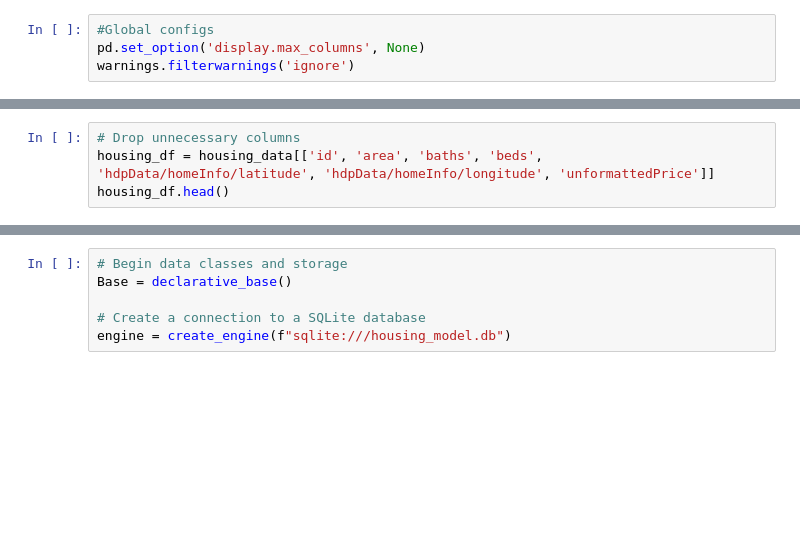
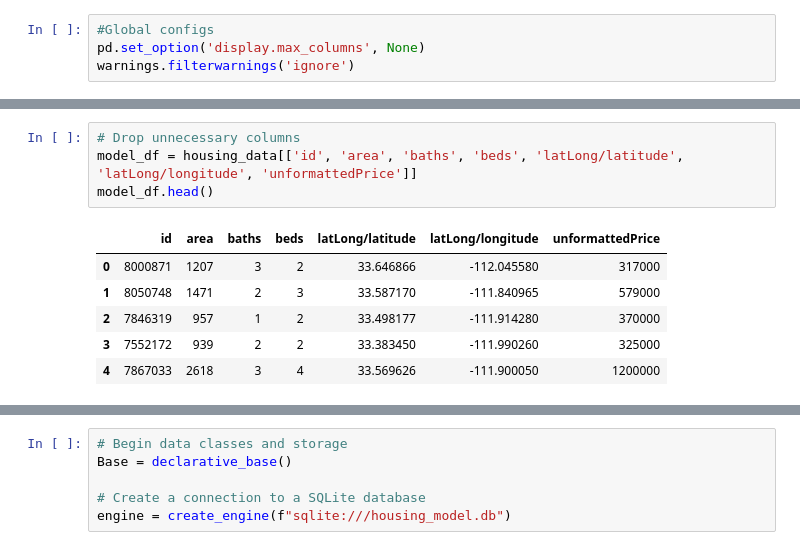
Before and after one commit to ChristianBlomgren/Project_4, a Jupyter notebook: Housing_Data_Clean.ipynb, the cells around one changed output, grey strips where cells are left out. Saved outputs shown, nothing was run; the diff lists cells and outputs as text; blank space fills up the shorter version.

```diff
--- a/Housing_Data_Clean.ipynb
+++ b/Housing_Data_Clean.ipynb
@@ -25,6 +62,13 @@ housing_data[['area', 'baths', 'beds', 'hdpData/homeInfo/latitude', 'hdpData/hom
 # %%
 # Drop unnecessary columns
-housing_df = housing_data[['id', 'area', 'baths', 'beds', 'hdpData/homeInfo/latitude', 'hdpData/homeInfo/longitude', 'unformattedPrice']]
-housing_df.head()
+model_df = housing_data[['id', 'area', 'baths', 'beds', 'latLong/latitude', 'latLong/longitude', 'unformattedPrice']]
+model_df.head()
+# %% [output]
+|  | id | area | baths | beds | latLong/latitude | latLong/longitude | unformattedPrice |
+| 0 | 8000871 | 1207 | 3 | 2 | 33.646866 | -112.045580 | 317000 |
+| 1 | 8050748 | 1471 | 2 | 3 | 33.587170 | -111.840965 | 579000 |
+| 2 | 7846319 | 957 | 1 | 2 | 33.498177 | -111.914280 | 370000 |
+| 3 | 7552172 | 939 | 2 | 2 | 33.383450 | -111.990260 | 325000 |
+| 4 | 7867033 | 2618 | 3 | 4 | 33.569626 | -111.900050 | 1200000 |
 # %%
 # Create df for reference data
```
Also changed, not shown: parts of 13 cells of this notebook, 2 other files.
